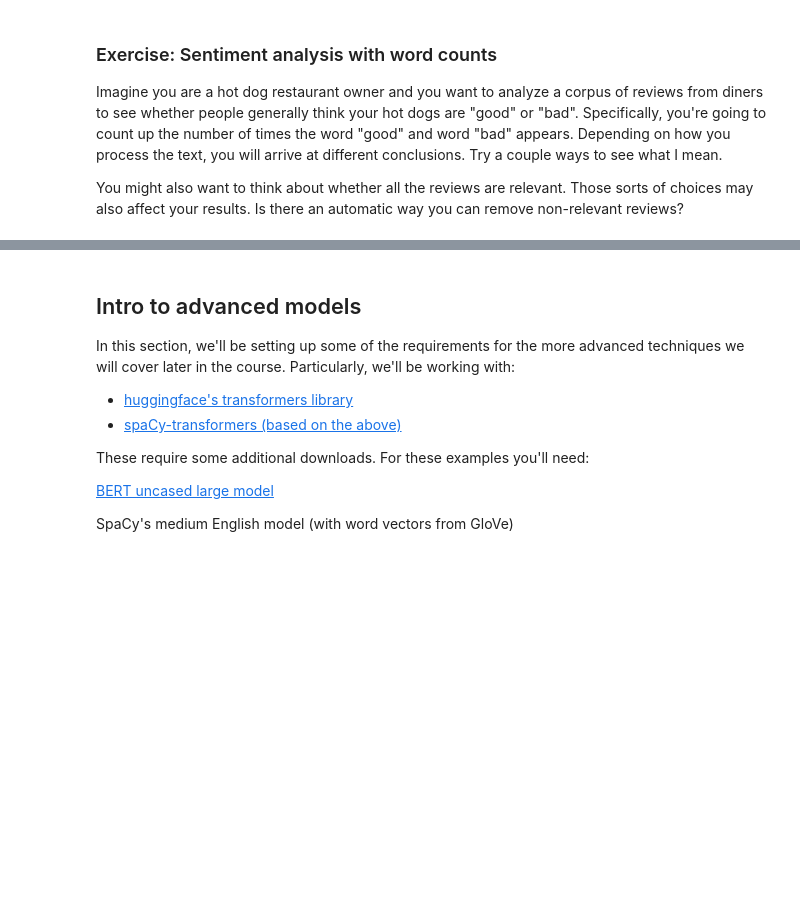
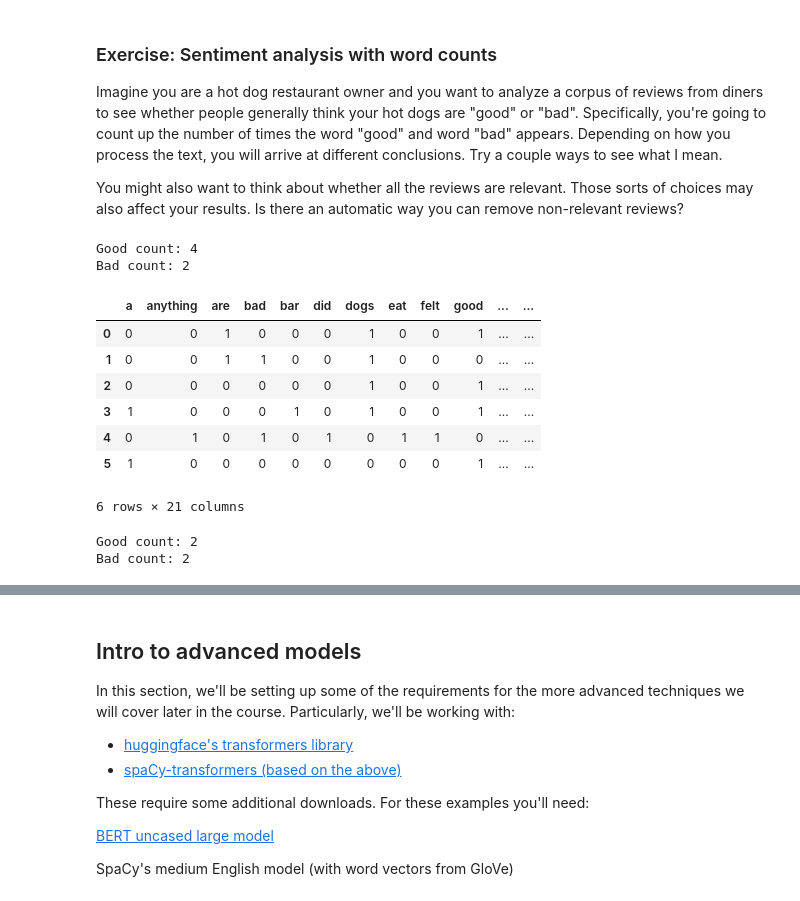
Before and after one commit to bpben/nlp_lessons, a Jupyter notebook: notebooks_instructor/week_1_intro.ipynb, the cells around one changed output, grey strips where cells are left out. Drawn from its saved outputs; the diff is of its cells as text; code cells hidden in the pictures; blank space fills up the shorter version.

```diff
--- a/notebooks_instructor/week_1_intro.ipynb
+++ b/notebooks_instructor/week_1_intro.ipynb
@@ -58,0 +79,6 @@ You can see both libraries are very powerful.  But SpaCy's syntax is a bit simpl
+# %%
+# what's in a language model
+from spacy.lang.en import English
+en = English()
+print(en.tokenizer)
+print(en.pipe_names)
@@ -58,0 +88,6 @@ You can see both libraries are very powerful.  But SpaCy's syntax is a bit simpl
+# %%
+# read in English model with tagging/entity pipeline components
+# you will need to run the line below beforehand
+#!python -m spacy download en_core_web_sm
+nlp = spacy.load('en_core_web_sm')
+print(nlp.pipe_names)
@@ -58,0 +96,16 @@ You can see both libraries are very powerful.  But SpaCy's syntax is a bit simpl
+# %%
+# turning text into a spacy document
+doc = en('We are doing NLP')
+print(doc)
+print(type(doc))
+doc_attrs = set(dir(doc))
+print(doc_attrs)
+# spans: subsets of doc
+print(doc[:2])
+print(type(doc[:2]))
+span_attrs = set(dir(doc[:2]))
+print(span_attrs - doc_attrs)
+# tokens: individual units of doc
+print(doc[0])
+print(type(doc[0]))
+print(dir(doc[0]))
@@ -307,7 +473,8 @@ reviews = ['These hot dogs are really good.',
           'These hot dogs are really bad.',
           'Good hot dogs!',
           'The hot dogs pair well with a Good Humor bar.',
-          "I didn't eat anything, I felt bad."]
+          "I didn't eat anything, I felt bad.",
+          "I had a good time!"]
 # %%
 # initialize model
 en = English()
@@ -322,9 +489,28 @@ v = cv.fit_transform(reviews).toarray()
 count_df = pd.DataFrame(v, columns=cv.get_feature_names())
 print('Good count:', count_df['good'].sum())
 print('Bad count:', count_df['bad'].sum())
+# %% [output]
+Good count: 4
+Bad count: 2
+# %%
+count_df
+# %% [output]
+|  | a | anything | are | bad | bar | did | dogs | eat | felt | good | ... | ... |
+| 0 | 0 | 0 | 1 | 0 | 0 | 0 | 1 | 0 | 0 | 1 | ... | ... |
+| 1 | 0 | 0 | 1 | 1 | 0 | 0 | 1 | 0 | 0 | 0 | ... | ... |
+| 2 | 0 | 0 | 0 | 0 | 0 | 0 | 1 | 0 | 0 | 1 | ... | ... |
+| 3 | 1 | 0 | 0 | 0 | 1 | 0 | 1 | 0 | 0 | 1 | ... | ... |
+| 4 | 0 | 1 | 0 | 1 | 0 | 1 | 0 | 1 | 1 | 0 | ... | ... |
+| 5 | 1 | 0 | 0 | 0 | 0 | 0 | 0 | 0 | 0 | 1 | ... | ... |
+6 rows × 21 columns
 # %%
-cv = CountVectorizer(lowercase=False)
+cv = CountVectorizer(lowercase=False,
+                     # to make it comparable, need to ensure single-character tokens don't get removed,
+                     token_pattern=r"(?u)\b\w+\b")
 v = cv.fit_transform(reviews).toarray()
 count_df = pd.DataFrame(v, columns=cv.get_feature_names())
 print('Good count:', count_df['good'].sum())
 print('Bad count:', count_df['bad'].sum())
+# %% [output]
+Good count: 2
+Bad count: 2
```
Also changed, not shown: parts of 27 cells of this notebook.
